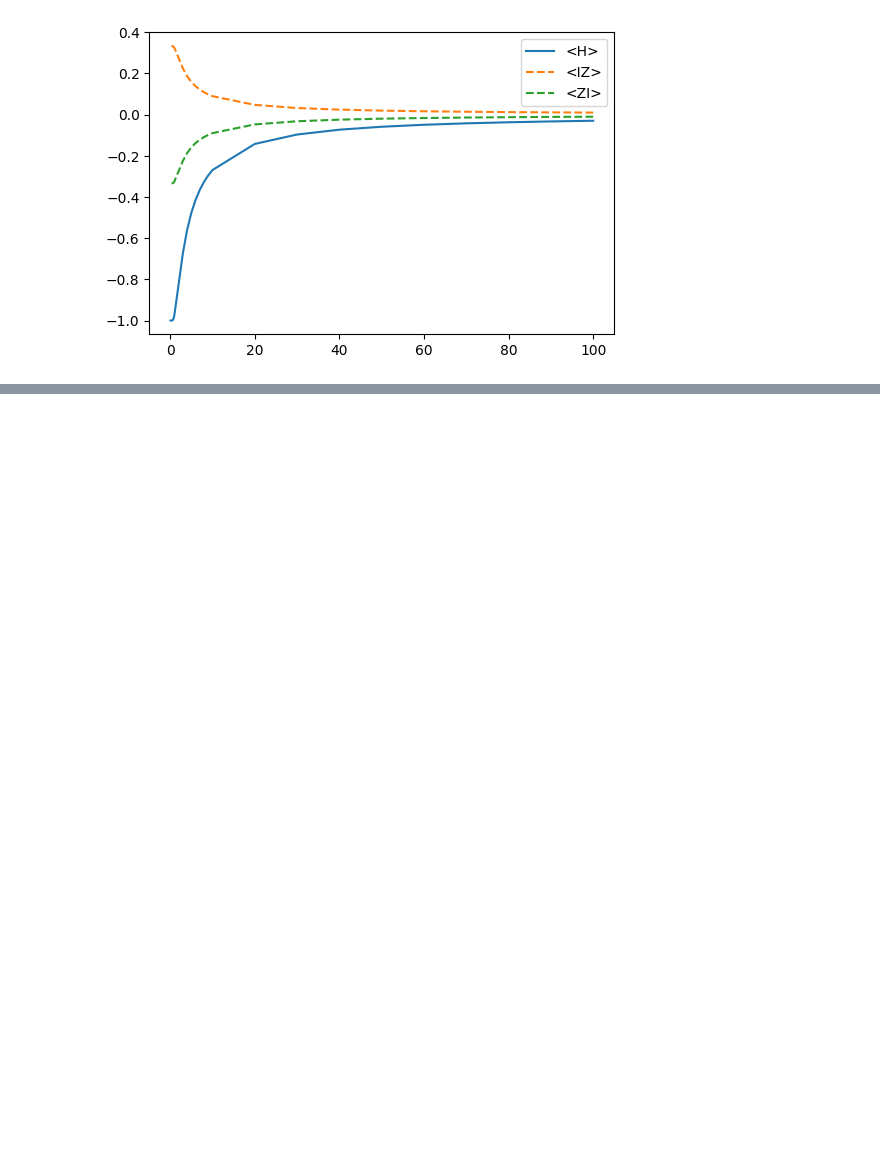
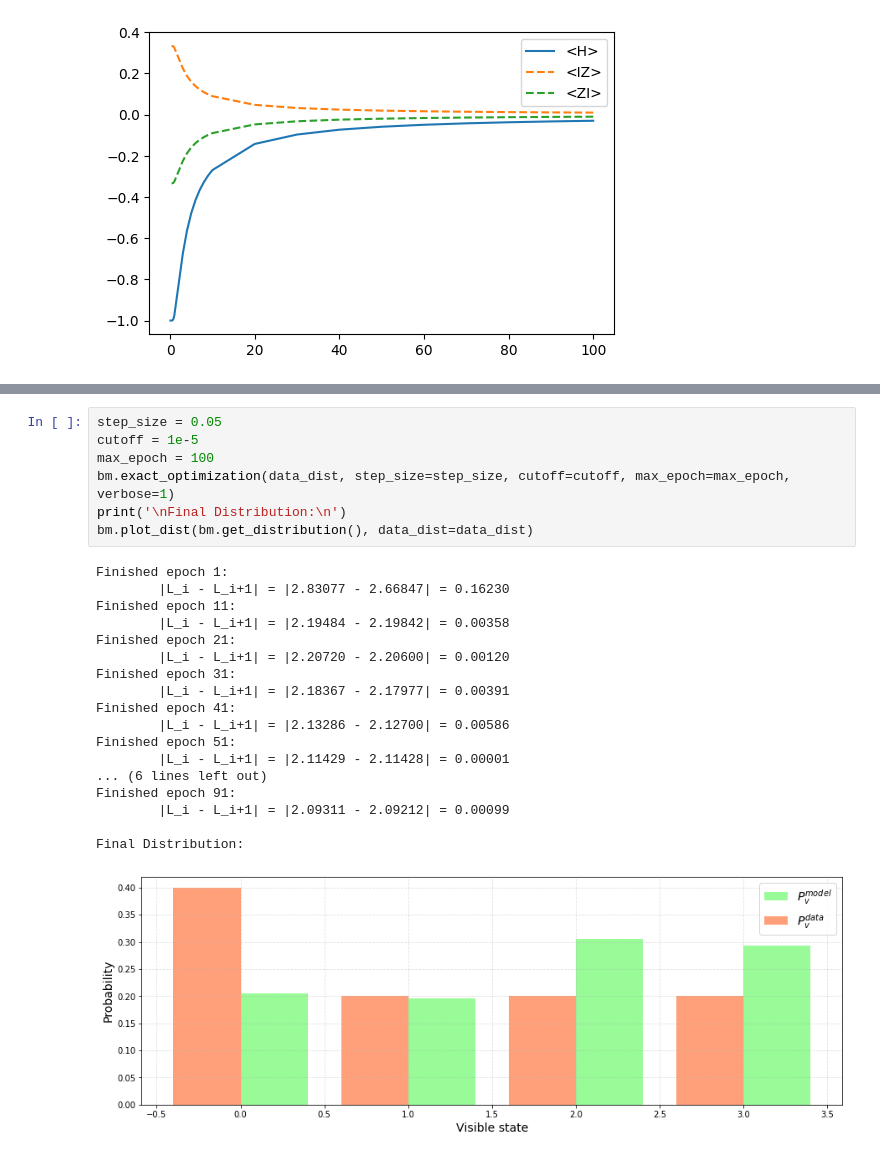
Before and after one commit to jviszlai/Bayesian-inference-coresets, a Jupyter notebook: QBM.ipynb, the cells around one changed output, grey strips where cells are left out. Saved outputs shown, nothing was run; the diff lists cells and outputs as text; blank space fills up the shorter version.

```diff
--- a/QBM.ipynb
+++ b/QBM.ipynb
@@ -136,0 +332,26 @@ print(bm.get_hamiltonian(clamped=True))
+# %%
+step_size = 0.05
+cutoff = 1e-5
+max_epoch = 100
+bm.exact_optimization(data_dist, step_size=step_size, cutoff=cutoff, max_epoch=max_epoch, verbose=1)
+print('\nFinal Distribution:\n')
+bm.plot_dist(bm.get_distribution(), data_dist=data_dist)
+# %% [output]
+Finished epoch 1:
+        |L_i - L_i+1| = |2.83077 - 2.66847| = 0.16230
+Finished epoch 11:
+        |L_i - L_i+1| = |2.19484 - 2.19842| = 0.00358
+Finished epoch 21:
+        |L_i - L_i+1| = |2.20720 - 2.20600| = 0.00120
+Finished epoch 31:
+        |L_i - L_i+1| = |2.18367 - 2.17977| = 0.00391
+Finished epoch 41:
+        |L_i - L_i+1| = |2.13286 - 2.12700| = 0.00586
+Finished epoch 51:
+        |L_i - L_i+1| = |2.11429 - 2.11428| = 0.00001
+... (6 lines left out)
+Finished epoch 91:
+        |L_i - L_i+1| = |2.09311 - 2.09212| = 0.00099
+
+Final Distribution:
+[figure, added]
```
Also changed, not shown: parts of 4 cells of this notebook, 1 other file.
